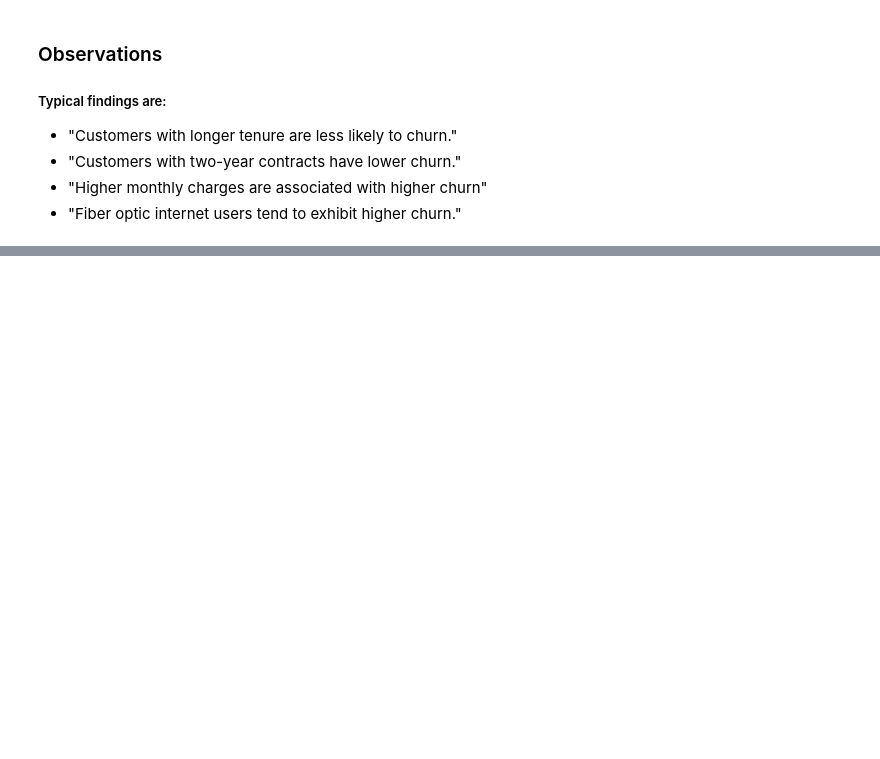
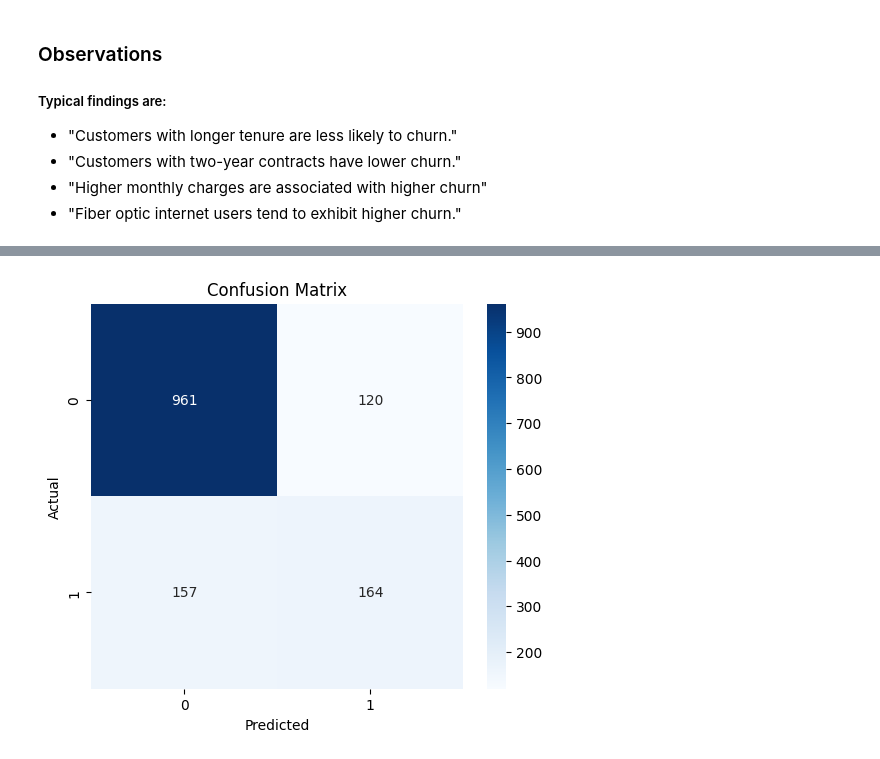
Before and after one commit to jagadeesh-labs/Meritshot-Internship, a Jupyter notebook: TASK-2/customer_churn_prediction.ipynb, the cells around one changed output, grey strips where cells are left out. Drawn from its saved outputs; the diff is of its cells as text; code cells hidden in the pictures; blank space fills up the shorter version.

```diff
--- a/TASK-2/customer_churn_prediction.ipynb
+++ b/TASK-2/customer_churn_prediction.ipynb
@@ -437,0 +461,6 @@ plt.show()
+# %%
+# Separate features and target variable
+X = df.drop("Churn_Yes", axis=1)
+
+# Define target variable
+y = df["Churn_Yes"]
@@ -437,0 +480,14 @@ plt.show()
+# %%
+# Split dataset into training and testing sets
+X_train, X_test, y_train, y_test = train_test_split(
+    X,
+    y,
+    test_size=0.2,
+    random_state=42
+)
+
+# Scale features
+scaler = StandardScaler()
+
+X_train = scaler.fit_transform(X_train)
+X_test = scaler.transform(X_test)
@@ -437,0 +597,26 @@ plt.show()
+# %%
+# Generate confusion matrix
+cm = confusion_matrix(y_test, rf_pred)
+# %%
+# Visualize confusion matrix
+plt.figure(figsize=(6,5))
+
+sns.heatmap(
+    cm,
+    annot=True,
+    fmt='d',
+    cmap='Blues'
+)
+
+plt.title("Confusion Matrix")
+plt.xlabel("Predicted")
+plt.ylabel("Actual")
+
+plt.savefig(
+    "images/confusion_matrix.png",
+    bbox_inches="tight"
+)
+
+plt.show()
+# %% [output]
+[figure, added]
```
Also changed, not shown: parts of 17 cells of this notebook, 3 other files.
